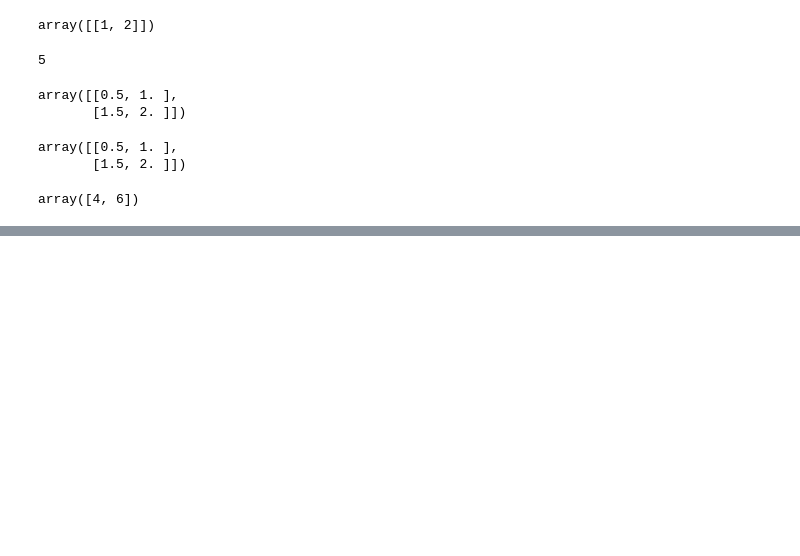
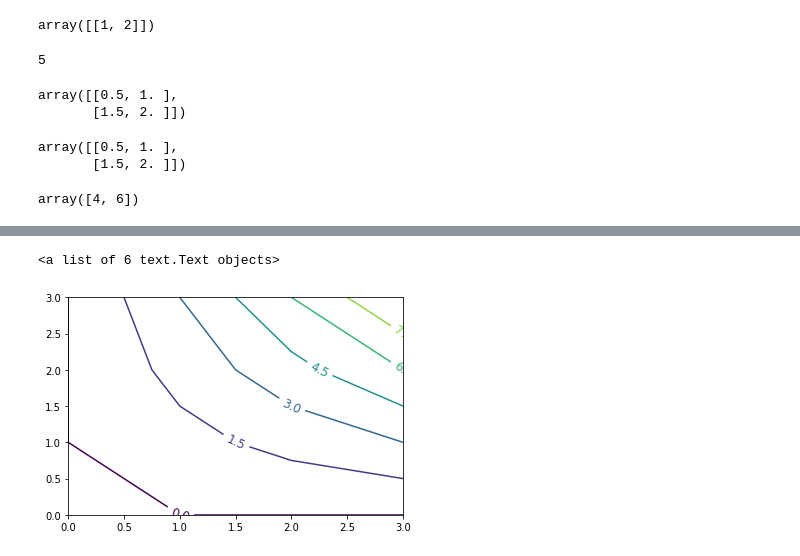
Before and after one commit to Newbit13/demo, a Jupyter notebook: ml/python_study/study_numpy.ipynb, the cells around one changed output, grey strips where cells are left out. Cells and saved outputs as stored; diff of their text form; code cells hidden in the pictures; blank space fills up the shorter version.

```diff
--- a/ml/python_study/study_numpy.ipynb
+++ b/ml/python_study/study_numpy.ipynb
@@ -114,0 +138,21 @@ array([[0.67150936, 0.09787035, 0.35424007],
+# %%
+# def f(x, y):
+#  return (1-x/2+x**3+y**5) * np.exp(-x**2-y**2)
+
+# n = 3
+# x = np.linspace(-3, 3, n)
+# y = np.linspace(-3, 3, n)
+# X, Y = np.meshgrid(x, y)
+# Z = f(X,Y)
+# plt.contourf(np.array([0,1]),np.array([1,1]), np.array([[1,1],[1,0]]))
+# plt.contourf(X,Y, Z)
+
+x = np.array([0,1,2,3])
+y = np.array([0,1,2,3])
+X,Y = np.meshgrid(x,y)
+C = plt.contour(X,Y,X*Y)
+# plt.contourf(X,Y,X*Y)
+plt.clabel(C, inline=True, fontsize=12)
+# %% [output]
+<a list of 6 text.Text objects>
+[figure, added]
```
Also changed, not shown: parts of 7 cells of this notebook, 13 other files.
